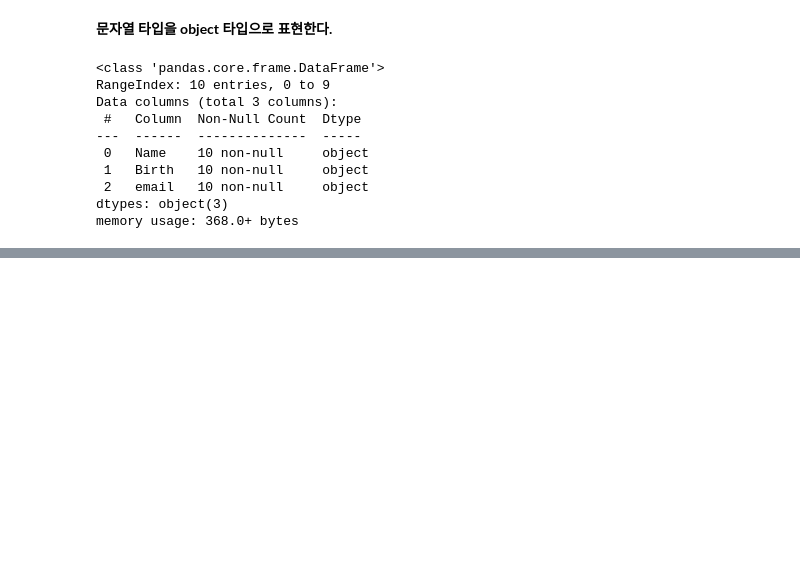
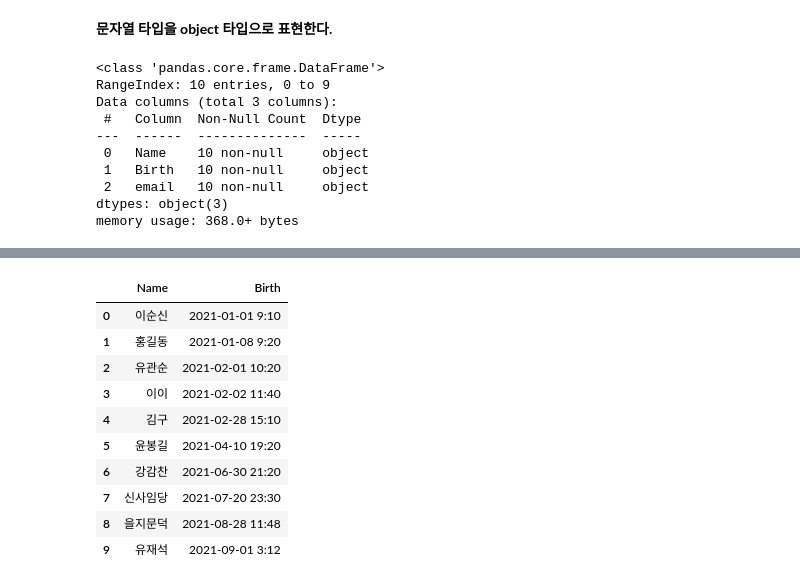
Before and after one commit to Yejin-Ha/Tech-Stack, a Jupyter notebook: pythonLib/01_Pandas_basic.ipynb, the cells around one changed output, grey strips where cells are left out. Cells and saved outputs as stored; diff of their text form; code cells hidden in the pictures; blank space fills up the shorter version.

```diff
--- a/pythonLib/01_Pandas_basic.ipynb
+++ b/pythonLib/01_Pandas_basic.ipynb
@@ -282,0 +374,14 @@ memory usage: 368.0+ bytes
+# %%
+df.loc[:,['Name', 'Birth']]
+# %% [output]
+|  | Name | Birth |
+| 0 | 이순신 | 2021-01-01 9:10 |
+| 1 | 홍길동 | 2021-01-08 9:20 |
+| 2 | 유관순 | 2021-02-01 10:20 |
+| 3 | 이이 | 2021-02-02 11:40 |
+| 4 | 김구 | 2021-02-28 15:10 |
+| 5 | 윤봉길 | 2021-04-10 19:20 |
+| 6 | 강감찬 | 2021-06-30 21:20 |
+| 7 | 신사임당 | 2021-07-20 23:30 |
+| 8 | 을지문덕 | 2021-08-28 11:48 |
+| 9 | 유재석 | 2021-09-01 3:12 |
```
Also changed, not shown: parts of 13 cells of this notebook, 1 other file.
